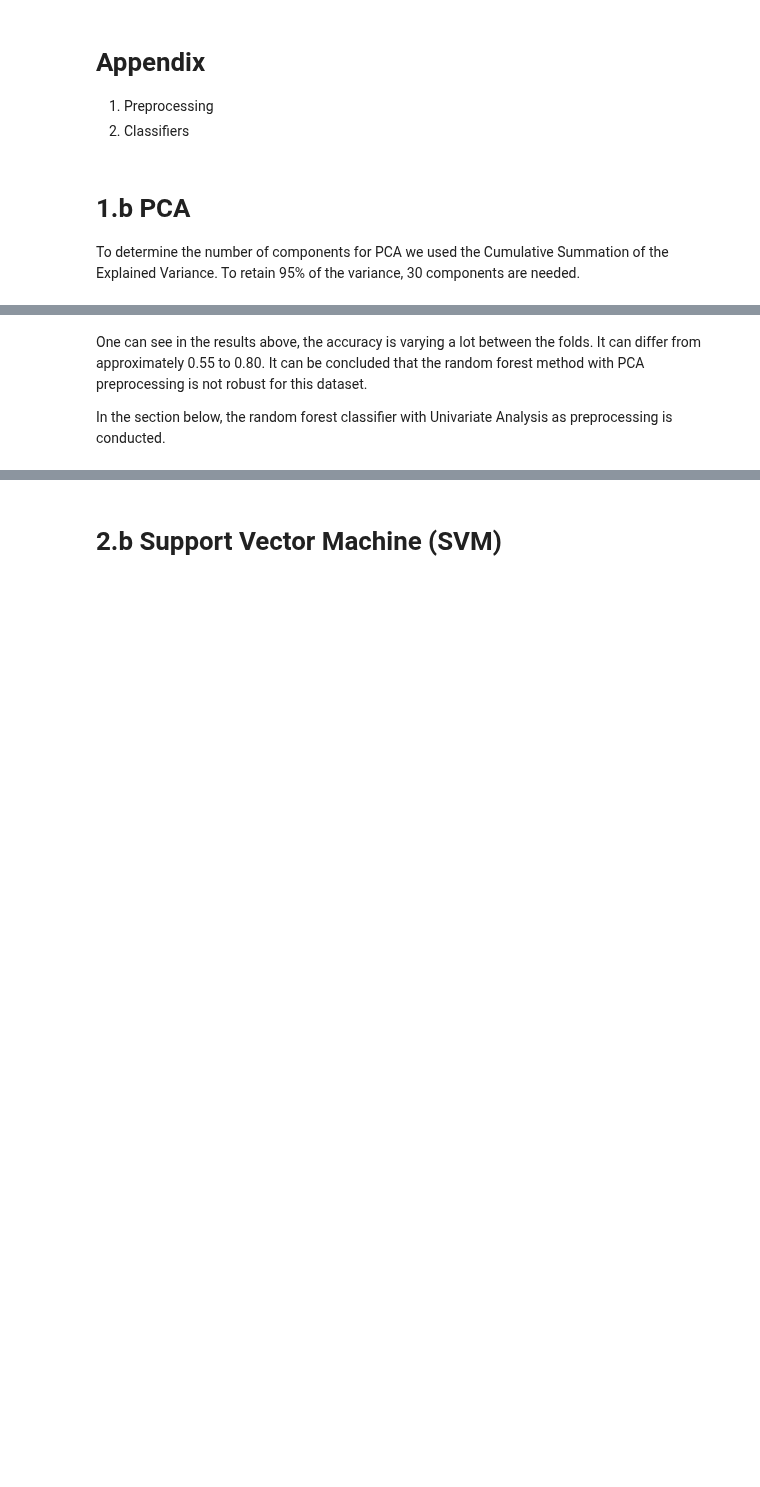
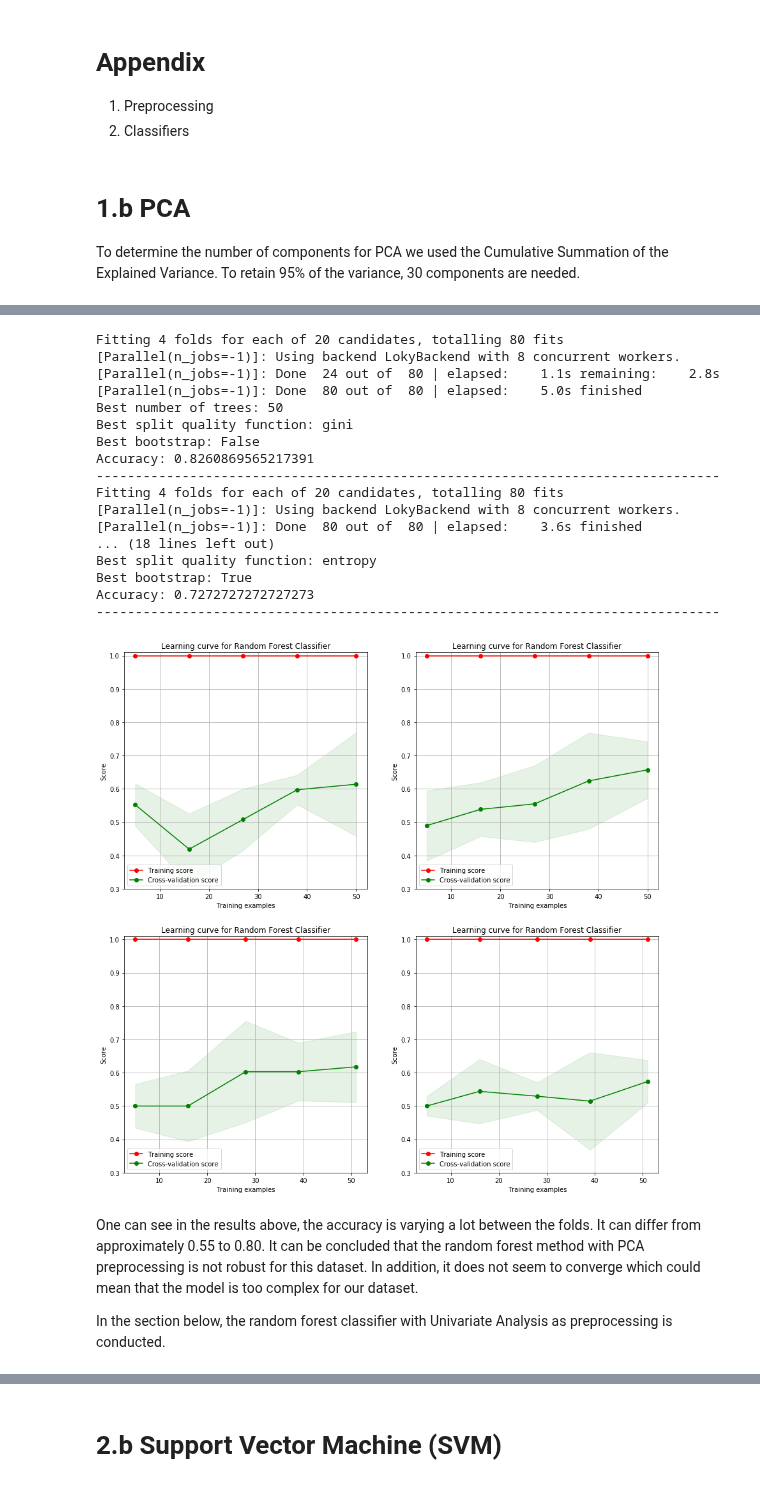
Before and after one commit to puckgroen/TM10007_PROJECT, a Jupyter notebook: final_assignment.ipynb, the cells around one changed output, grey strips where cells are left out. Drawn from its saved outputs; the diff is of its cells as text; code cells hidden in the pictures; blank space fills up the shorter version.

```diff
--- a/final_assignment.ipynb
+++ b/final_assignment.ipynb
@@ -748,16 +855,6 @@ def data_preprocessing_uni_rf(X_train, y_train, X_validation):
 # Preprocessing: PCA
 # Dataset: train & validation
 # Use of GridsearchCV for parameter tuning
-
-# Loading of the data
-data = load_data()
-y_labels = data['label']
-del data['label']
-
-y = preprocessing.label_binarize(y_labels, ['T12', 'T34'])
-# 0 stands for T12 and 1 for T34
-y = [i[0] for i in y]
-y = np.array(y)
 
 # Split data in a train and test set
 split_X_train, split_X_test, split_y_train, split_y_test = train_test_split(data, y, stratify=y, test_size=0.2)
@@ -777,42 +874,61 @@ for training_index, validation_index in cv_4fold.split(split_X_train, split_y_tr
     X_train_pca, X_validation_pca = data_preprocessing_pca(X_train, X_validation)
 
     # Random Forest Classification
-    k = 4
-    skf = StratifiedKFold(k, random_state=None)
+    # k = 4
+    # skf = StratifiedKFold(k, random_state=None)
 
     # Tuning the hyperparameters
     grid_param = {'n_estimators': [10, 50, 100, 200, 400],'criterion': ['gini', 'entropy'],'bootstrap': [True, False]}
-    grid_search = GridSearchCV(RandomForestClassifier(), param_grid=grid_param, scoring='roc_auc', cv=skf, n_jobs=-1, verbose=2)
+    grid_search = GridSearchCV(RandomForestClassifier(), param_grid=grid_param, scoring='roc_auc', cv=cv_4fold, n_jobs=-1, verbose=2)
     grid_search.fit(X_train_pca, y_train)
 
     best_hyperparameters = grid_search.best_params_
 
     # Best hyperparameters
     n_estimators = best_hyperparameters.get('n_estimators')
     criterion = best_hyperparameters.get('criterion')
     bootstrap = best_hyperparameters.get('bootstrap')
     print(f'Best number of trees: {(n_estimators)}')
     print(f'Best split quality function: {(criterion)}')
     print(f'Best bootstrap: {(bootstrap)}')
     best_result = grid_search.best_score_
 
     # Apply classifier with tuned hyperparameters
     classifier = RandomForestClassifier(n_estimators=n_estimators, criterion=criterion, bootstrap=bootstrap)
     classifier.fit(X_train_pca, y_train)
 
     # Calculate accuracy
     classifier_predictions_test = classifier.predict(X_validation_pca)
     accuracy = metrics.accuracy_score(y_validation, classifier_predictions_test)
     print(f'Accuracy: {(accuracy)}')
     print('-'*80)
 
     # Learning curve
     title = 'Learning curve for Random Forest Classifier'
     ax = fig.add_subplot(2, 2, num + 1)
     plot_learning_curve(classifier, title, X_train_pca, y_train, ax, ylim=(0.3, 1.01), cv=skf)
     num += 1
+# %% [output]
+Fitting 4 folds for each of 20 candidates, totalling 80 fits
+[Parallel(n_jobs=-1)]: Using backend LokyBackend with 8 concurrent workers.
+[Parallel(n_jobs=-1)]: Done  24 out of  80 | elapsed:    1.1s remaining:    2.8s
+[Parallel(n_jobs=-1)]: Done  80 out of  80 | elapsed:    5.0s finished
+Best number of trees: 50
+Best split quality function: gini
+Best bootstrap: False
+Accuracy: 0.8260869565217391
+--------------------------------------------------------------------------------
+Fitting 4 folds for each of 20 candidates, totalling 80 fits
+[Parallel(n_jobs=-1)]: Using backend LokyBackend with 8 concurrent workers.
+[Parallel(n_jobs=-1)]: Done  80 out of  80 | elapsed:    3.6s finished
+... (18 lines left out)
+Best split quality function: entropy
+Best bootstrap: True
+Accuracy: 0.7272727272727273
+--------------------------------------------------------------------------------
+[figure, added]
 # %% [markdown]
-One can see in the results above, the accuracy is varying a lot between the folds. It can differ from approximately 0.55 to 0.80. It can be concluded that the random forest method with PCA preprocessing is not robust for this dataset.
+One can see in the results above, the accuracy is varying a lot between the folds. It can differ from approximately 0.55 to 0.80. It can be concluded that the random forest method with PCA preprocessing is not robust for this dataset. In addition, it does not seem to converge which could mean that the model is too complex for our dataset.
 
 In the section below, the random forest classifier with Univariate Analysis as preprocessing is conducted.
 # %%
```
Also changed, not shown: parts of 22 cells of this notebook.
